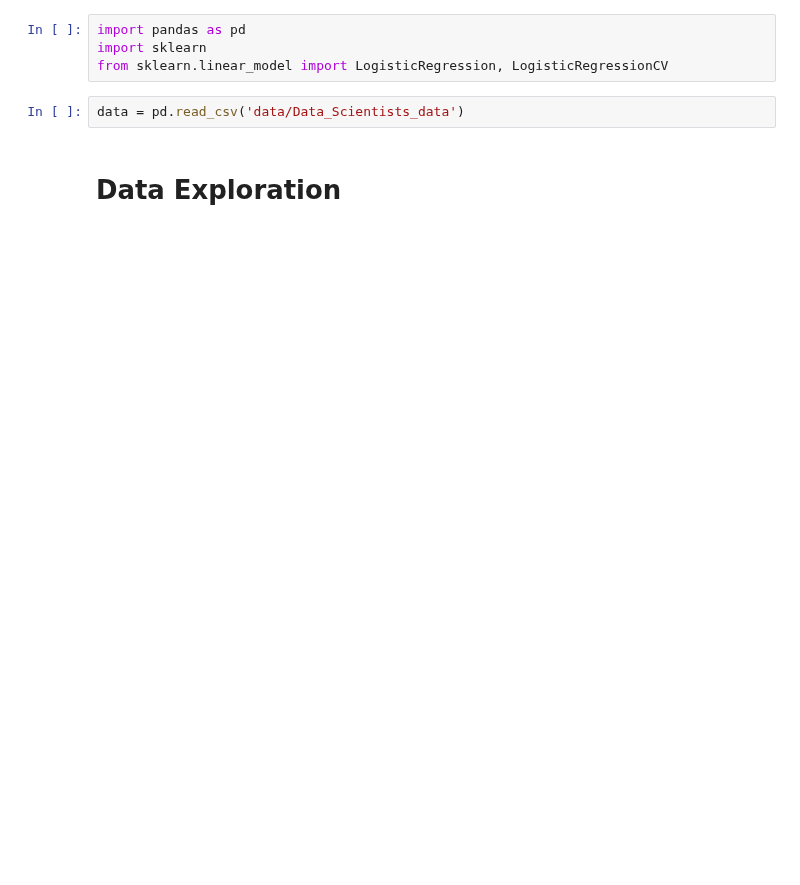
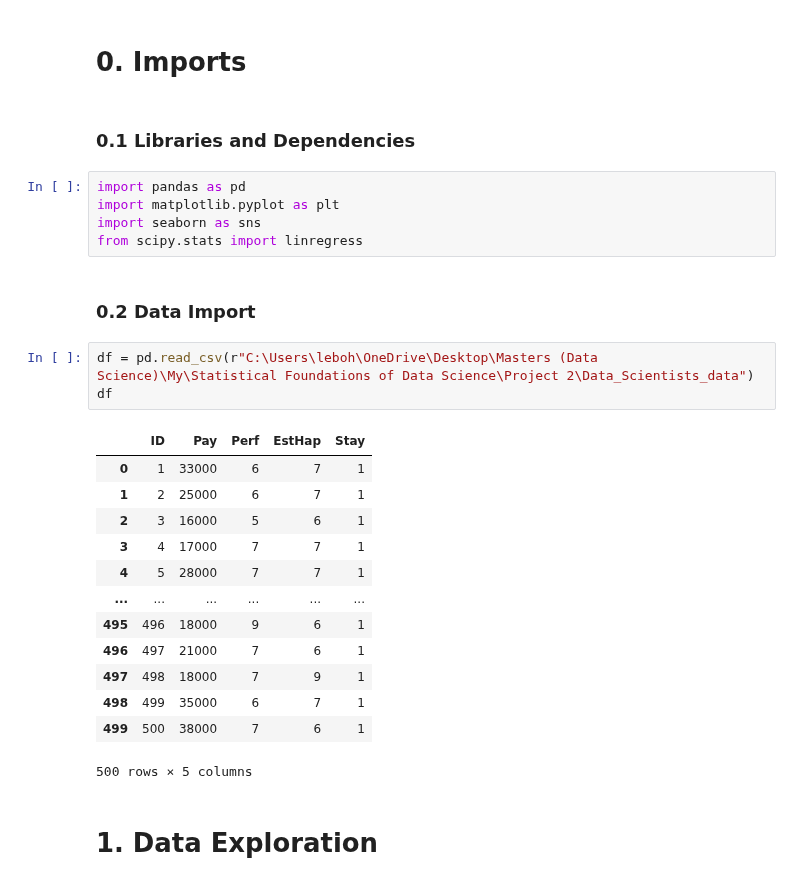
Before and after one commit to Thaps23/DAE_PROJECT_P2, a Jupyter notebook: project2.ipynb, the cells around one changed output. Saved outputs shown, nothing was run; the diff lists cells and outputs as text; blank space fills up the shorter version.

```diff
--- a/project2.ipynb
+++ b/project2.ipynb
@@ -3,8 +16,30 @@
+# %% [markdown]
+# __0. Imports__
+# %% [markdown]
+### __0.1 Libraries and Dependencies__
 # %%
 import pandas as pd
-import sklearn
-from sklearn.linear_model import LogisticRegression, LogisticRegressionCV
+import matplotlib.pyplot as plt
+import seaborn as sns
+from scipy.stats import linregress
-# %%
-data = pd.read_csv('data/Data_Scientists_data')
+# %% [markdown]
+### __0.2 Data Import__
+# %%
+df = pd.read_csv(r"C:\Users\leboh\OneDrive\Desktop\Masters (Data Science)\My\Statistical Foundations of Data Science\Project 2\Data_Scientists_data")
+df
+# %% [output]
+|  | ID | Pay | Perf | EstHap | Stay |
+| 0 | 1 | 33000 | 6 | 7 | 1 |
+| 1 | 2 | 25000 | 6 | 7 | 1 |
+| 2 | 3 | 16000 | 5 | 6 | 1 |
+| 3 | 4 | 17000 | 7 | 7 | 1 |
+| 4 | 5 | 28000 | 7 | 7 | 1 |
+| ... | ... | ... | ... | ... | ... |
+| 495 | 496 | 18000 | 9 | 6 | 1 |
+| 496 | 497 | 21000 | 7 | 6 | 1 |
+| 497 | 498 | 18000 | 7 | 9 | 1 |
+| 498 | 499 | 35000 | 6 | 7 | 1 |
+| 499 | 500 | 38000 | 7 | 6 | 1 |
+500 rows × 5 columns
 # %% [markdown]
-# **Data Exploration**
+# __1. Data Exploration__
```
Also changed, not shown: parts of 27 cells of this notebook.
